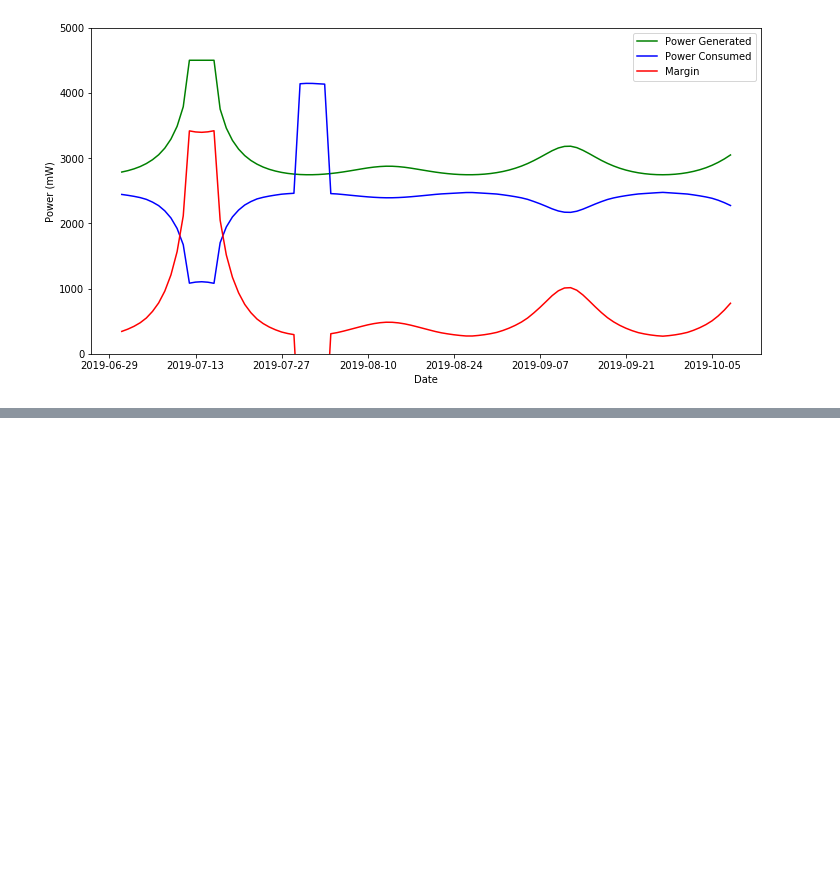
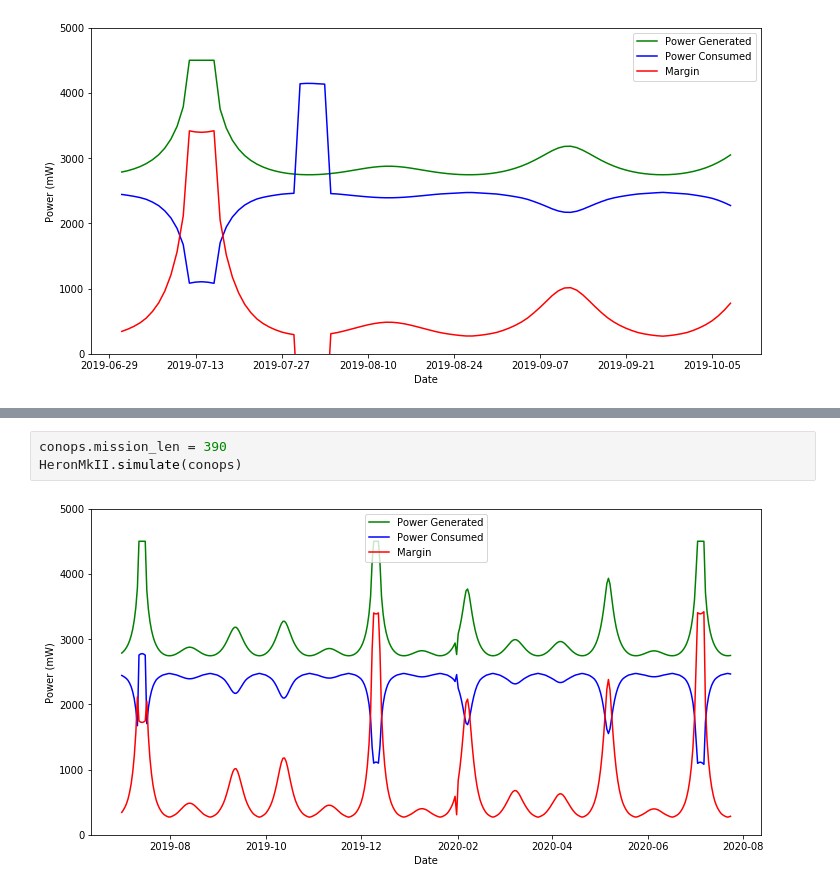
Before and after one commit to utat-ss/HERON-mission-sim, a Jupyter notebook: Mission Simulator.ipynb, the cells around one changed output, grey strips where cells are left out. Cells and saved outputs as stored; diff of their text form; blank space fills up the shorter version.

```diff
--- a/Mission Simulator.ipynb
+++ b/Mission Simulator.ipynb
@@ -355,0 +356,5 @@ HeronMkII.simulate(conops)
+# %%
+conops.mission_len = 390
+HeronMkII.simulate(conops)
+# %% [output]
+[figure, added]
```
Also changed, not shown: parts of 2 cells of this notebook, 1 other file.
